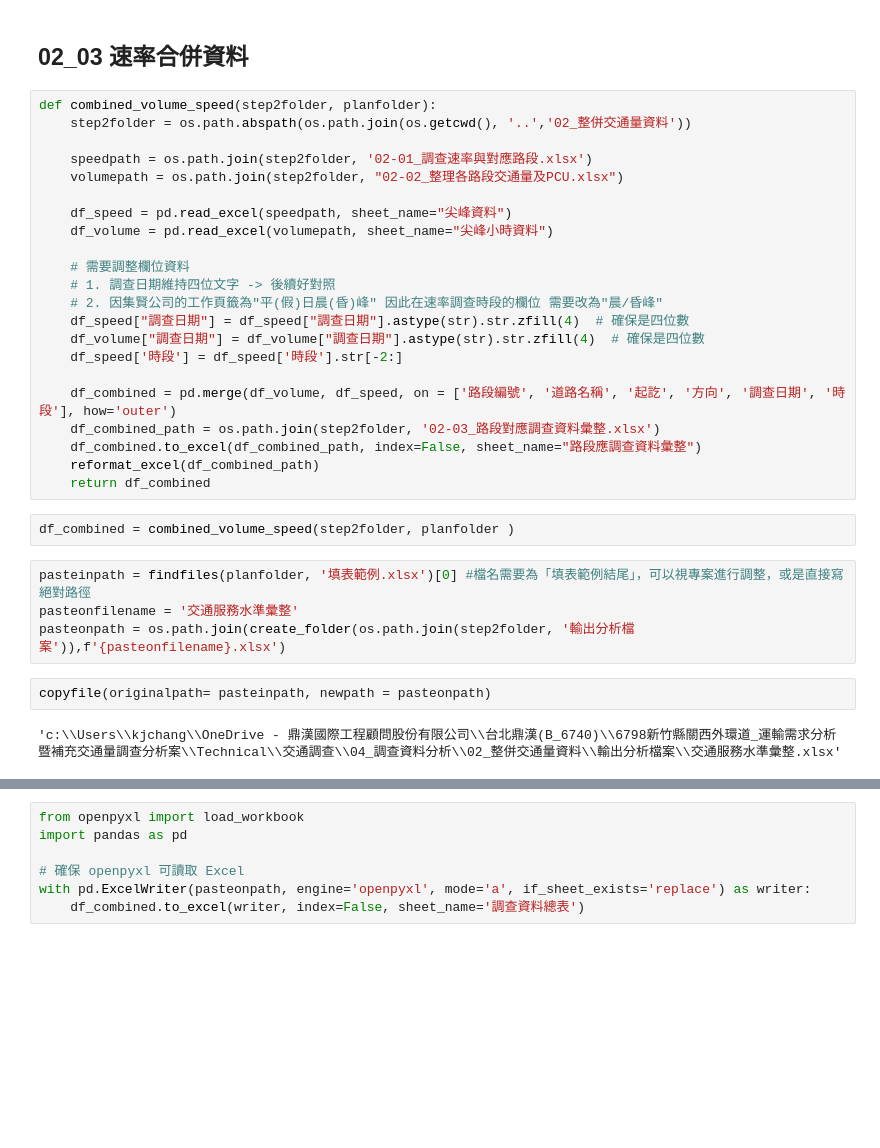
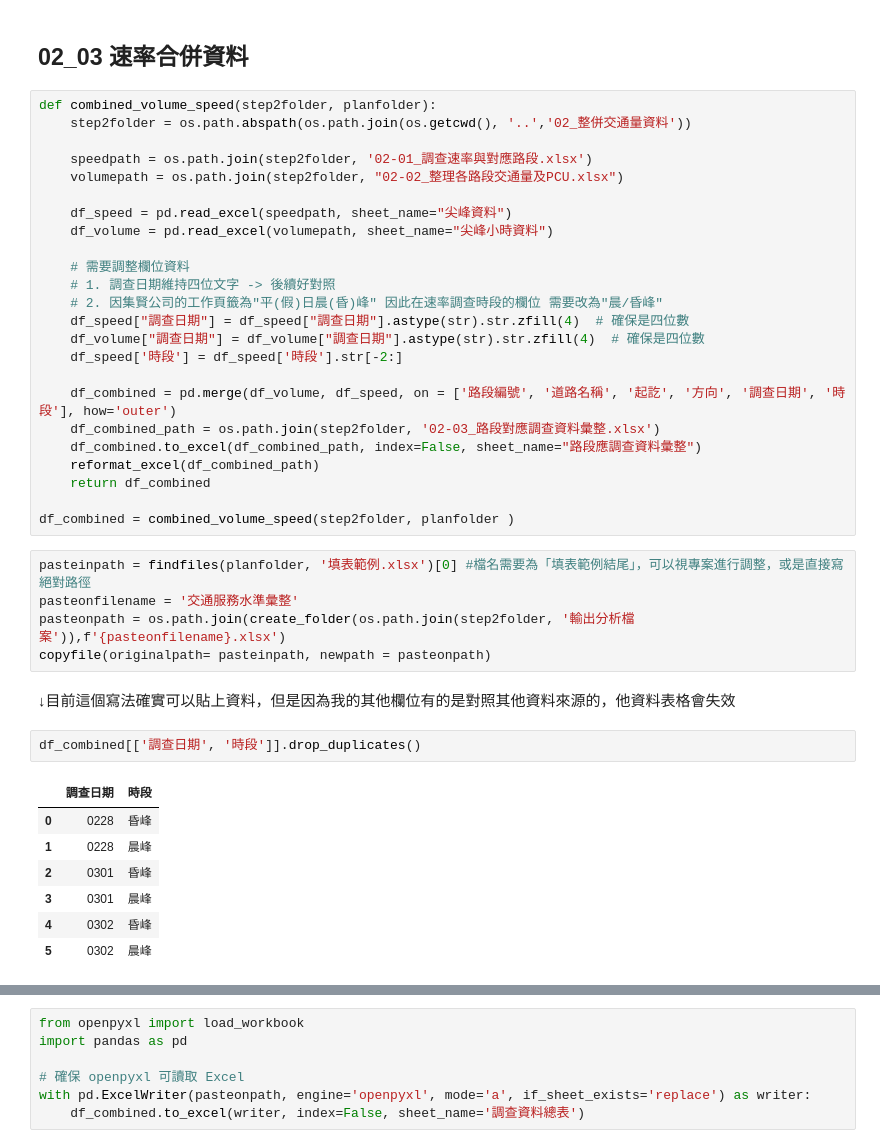
Before and after one commit to KaiChiehKJ/THI-6797, a Jupyter notebook: 統整調查資料(集賢).ipynb, the cells around one changed output, grey strips where cells are left out. Cells and saved outputs as stored; diff of their text form; blank space fills up the shorter version.

```diff
--- a/統整調查資料(集賢).ipynb
+++ b/統整調查資料(集賢).ipynb
@@ -813,13 +813,22 @@ def combined_volume_speed(step2folder, planfolder):
     df_combined.to_excel(df_combined_path, index=False, sheet_name="路段應調查資料彙整")
     reformat_excel(df_combined_path)
     return df_combined
+
+df_combined = combined_volume_speed(step2folder, planfolder )
-# %%
-df_combined = combined_volume_speed(step2folder, planfolder )
 # %%
 pasteinpath = findfiles(planfolder, '填表範例.xlsx')[0] #檔名需要為「填表範例結尾」，可以視專案進行調整，或是直接寫絕對路徑
 pasteonfilename = '交通服務水準彙整'
 pasteonpath = os.path.join(create_folder(os.path.join(step2folder, '輸出分析檔案')),f'{pasteonfilename}.xlsx')
+copyfile(originalpath= pasteinpath, newpath = pasteonpath)
-# %%
-copyfile(originalpath= pasteinpath, newpath = pasteonpath)
-# %% [output]
-'c:\\Users\\kjchang\\OneDrive - 鼎漢國際工程顧問股份有限公司\\台北鼎漢(B_6740)\\6798新竹縣關西外環道_運輸需求分析暨補充交通量調查分析案\\Technical\\交通調查\\04_調查資料分析\\02_整併交通量資料\\輸出分析檔案\\交通服務水準彙整.xlsx'
+# %% [markdown]
+↓目前這個寫法確實可以貼上資料，但是因為我的其他欄位有的是對照其他資料來源的，他資料表格會失效
+# %%
+df_combined[['調查日期', '時段']].drop_duplicates()
+# %% [output]
+|  | 調查日期 | 時段 |
+| 0 | 0228 | 昏峰 |
+| 1 | 0228 | 晨峰 |
+| 2 | 0301 | 昏峰 |
+| 3 | 0301 | 晨峰 |
+| 4 | 0302 | 昏峰 |
+| 5 | 0302 | 晨峰 |
```
Also changed, not shown: parts of 3 cells of this notebook.
